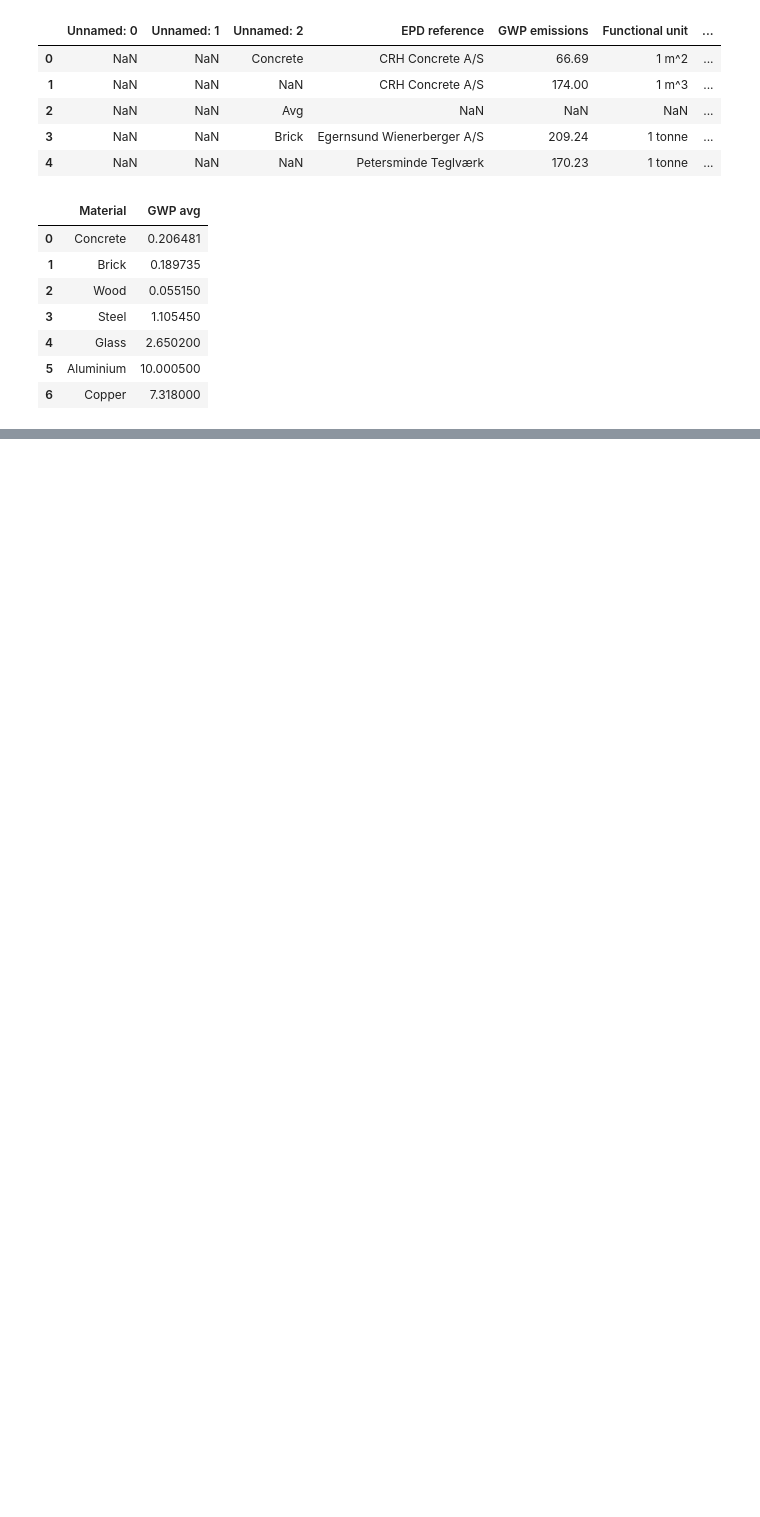
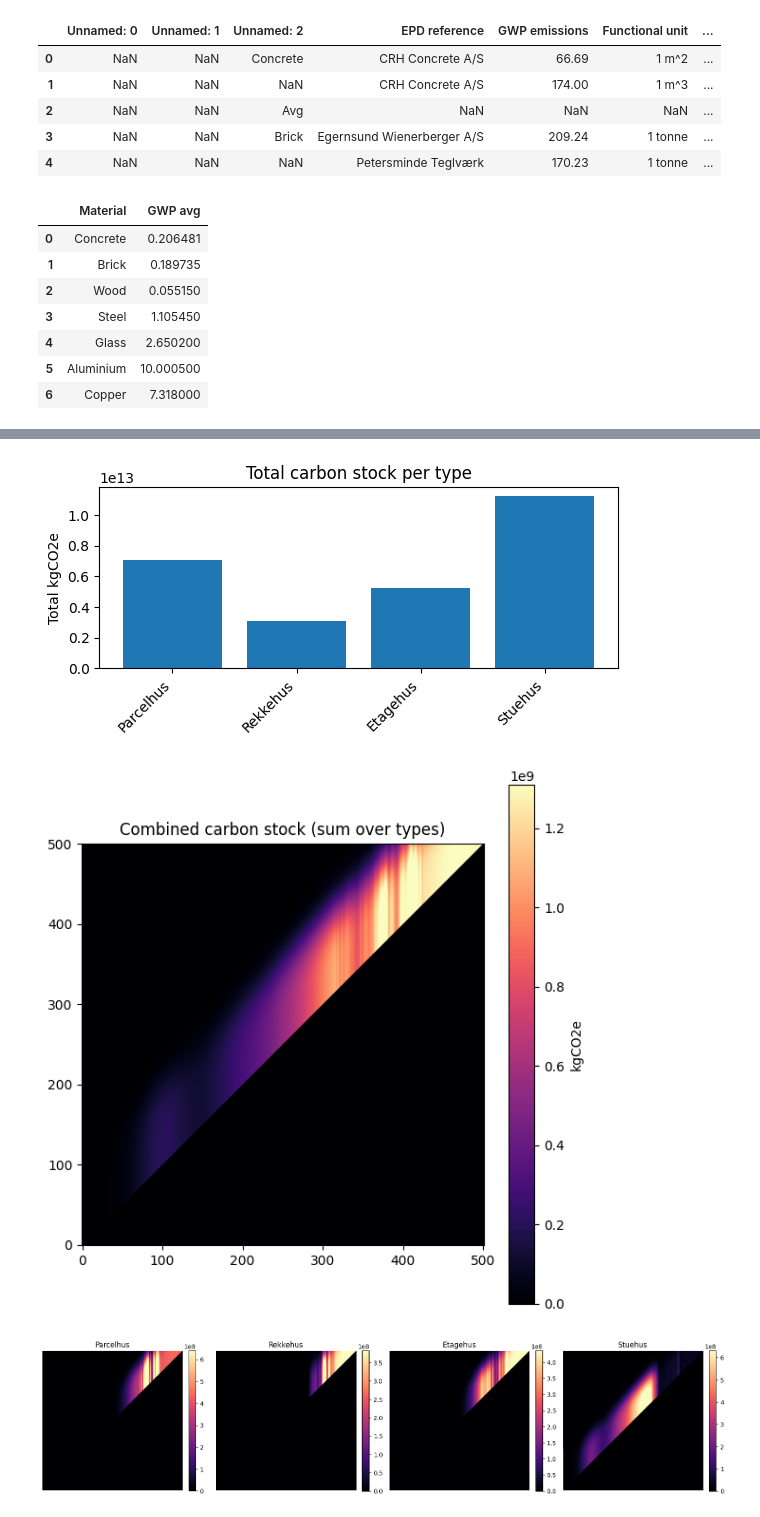
Before and after one commit to emilthestudious/TEP4290-project, a Jupyter notebook: Stock_TCJME.ipynb, the cells around one changed output, grey strips where cells are left out. Saved outputs shown, nothing was run; the diff lists cells and outputs as text; code cells hidden in the pictures; blank space fills up the shorter version.

```diff
--- a/Stock_TCJME.ipynb
+++ b/Stock_TCJME.ipynb
@@ -28,0 +88,74 @@ Carbon_intensity
+# %%
+# ...existing code...
+import matplotlib.pyplot as plt
+from matplotlib import animation
+import numpy as np
+
+# labels (fall back to generic names if not present)
+types = Stock_TCJM.get('types', None)
+labels = list(types) if types is not None else [f"type_{i}" for i in range(carbon_stock.shape[2])]
+
+# 1) total per type (already computed earlier)
+totals_by_t = carbon_stock.sum(axis=(0, 1))
+plt.figure(figsize=(6,3))
+plt.bar(range(len(labels)), totals_by_t)
+plt.xticks(range(len(labels)), labels, rotation=45, ha='right')
+plt.ylabel("Total kgCO2e")
+plt.title("Total carbon stock per type")
+plt.tight_layout()
+plt.show()
+
+# 2) combined map (sum over types)
+combined = carbon_stock.sum(axis=2)
+vmin = np.nanpercentile(combined, 1)
+vmax = np.nanpercentile(combined, 99)
+plt.figure(figsize=(6,6))
+plt.imshow(combined, origin='lower', cmap='magma', vmin=vmin, vmax=vmax)
+plt.title("Combined carbon stock (sum over types)")
+plt.colorbar(label='kgCO2e')
+plt.tight_layout()
+plt.show()
+
+# 3) per-type maps
+n = carbon_stock.shape[2]
+fig, axs = plt.subplots(1, n, figsize=(4*n,4))
+for t, ax in enumerate(np.atleast_1d(axs)):
+    arr = carbon_stock[:, :, t]
+    vmin_t = np.nanpercentile(arr, 1)
+    vmax_t = np.nanpercentile(arr, 99)
+    im = ax.imshow(arr, origin='lower', cmap='magma', vmin=vmin_t, vmax=vmax_t)
+    ax.set_title(labels[t])
+    ax.axis('off')
+    fig.colorbar(im, ax=ax, fraction=0.046, pad=0.04)
+plt.tight_layout()
+plt.show()
+
+# 4) histogram / distribution
+plt.figure(figsize=(6,3))
+plt.hist(carbon_stock.ravel()[~np.isnan(carbon_stock.ravel())], bins=200)
+plt.xlabel("kgCO2e per cell")
+plt.ylabel("Count")
+plt.title("Distribution of cell carbon stocks")
+plt.tight_layout()
+plt.show()
+
+# 5) simple animation across types (display only; saving requires imagemagick/ffmpeg)
+fig, ax = plt.subplots(figsize=(6,6))
+vmin_a = np.nanpercentile(carbon_stock, 1)
+vmax_a = np.nanpercentile(carbon_stock, 99)
+im = ax.imshow(carbon_stock[:, :, 0], origin='lower', cmap='magma', vmin=vmin_a, vmax=vmax_a)
+title = ax.set_title(labels[0])
+ax.axis('off')
+def update(k):
+    im.set_data(carbon_stock[:, :, k])
+    title.set_text(labels[k])
+    return (im, title)
+
+ani = animation.FuncAnimation(fig, update, frames=n, interval=800, blit=False)
+plt.show()
+# To save: ani.save('carbon_by_type.gif', writer='imagemagick')  # requires ImageMagick installed
+# ...existing code...
+# %% [output]
+[figure, added]
+[figure, added]
+[figure, added]
```
Also changed, not shown: parts of 5 cells of this notebook, 4 other files.
